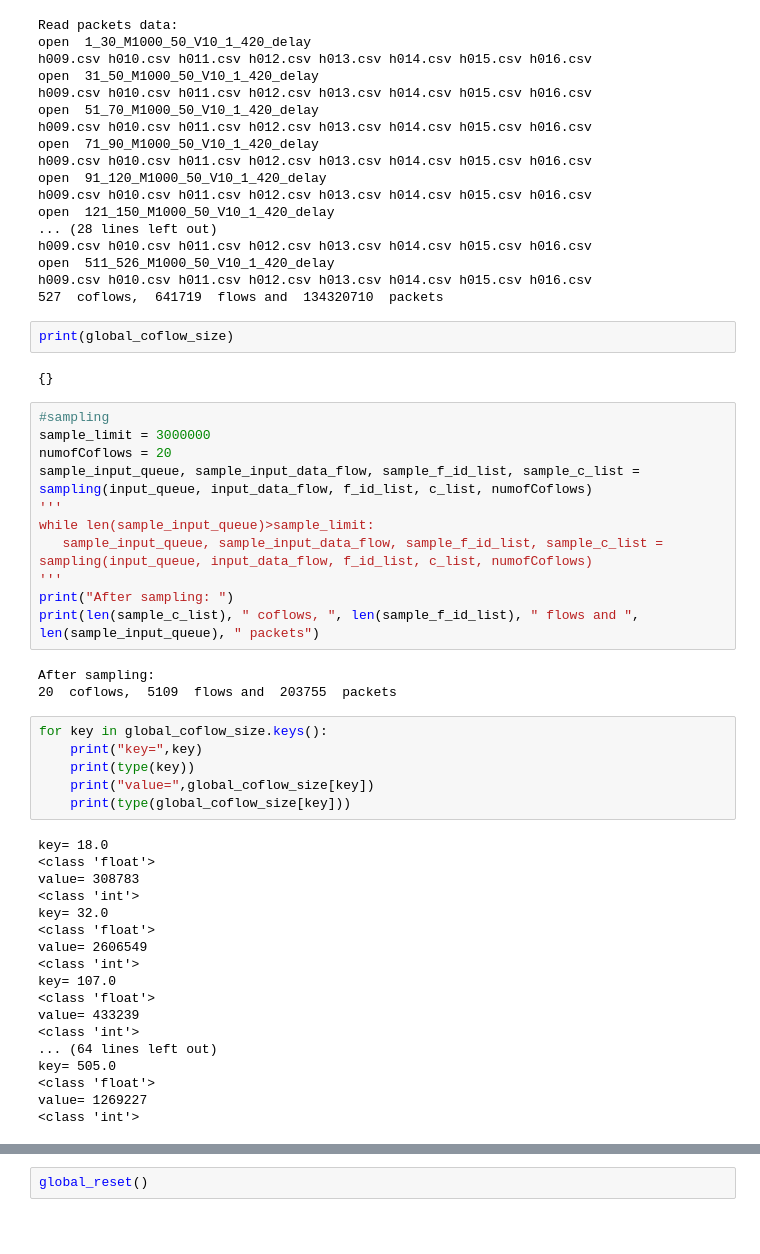
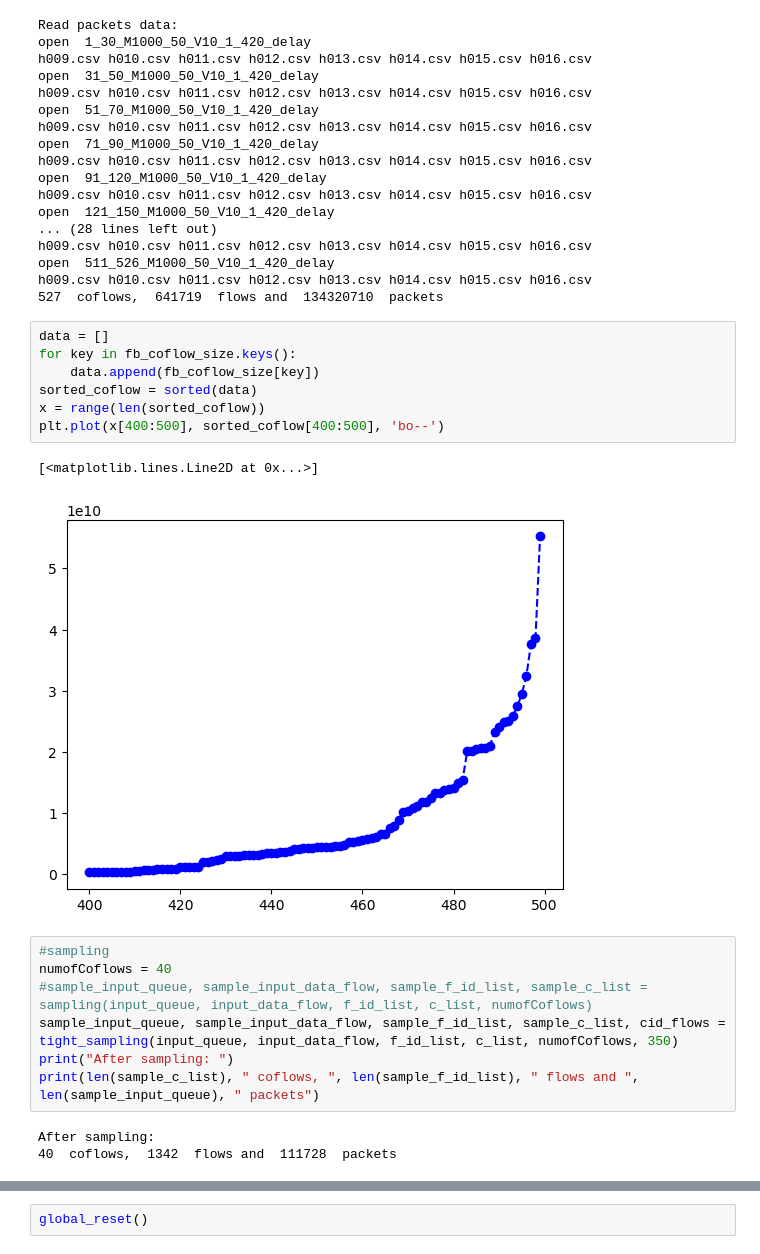
Before and after one commit to yw63/coflow_multi_switch, a Jupyter notebook: p4_simulator_multi.ipynb, the cells around one changed output, grey strips where cells are left out. Cells and saved outputs as stored; diff of their text form; blank space fills up the shorter version.

```diff
--- a/p4_simulator_multi.ipynb
+++ b/p4_simulator_multi.ipynb
@@ -1313,45 +1787,23 @@ h009.csv h010.csv h011.csv h012.csv h013.csv h014.csv h015.csv h016.csv
 open  511_526_M1000_50_V10_1_420_delay
 h009.csv h010.csv h011.csv h012.csv h013.csv h014.csv h015.csv h016.csv
 527  coflows,  641719  flows and  134320710  packets
-# %%
-print(global_coflow_size)
-# %% [output]
-{}
+# %%
+data = []
+for key in fb_coflow_size.keys():
+    data.append(fb_coflow_size[key])
+sorted_coflow = sorted(data)
+x = range(len(sorted_coflow))
+plt.plot(x[400:500], sorted_coflow[400:500], 'bo--')
+# %% [output]
+[<matplotlib.lines.Line2D at 0x...>]
+[figure, added]
 # %%
 #sampling
-sample_limit = 3000000
-numofCoflows = 20
-sample_input_queue, sample_input_data_flow, sample_f_id_list, sample_c_list = sampling(input_queue, input_data_flow, f_id_list, c_list, numofCoflows)
-'''
-while len(sample_input_queue)>sample_limit:
-   sample_input_queue, sample_input_data_flow, sample_f_id_list, sample_c_list = sampling(input_queue, input_data_flow, f_id_list, c_list, numofCoflows)
-'''
+numofCoflows = 40
+#sample_input_queue, sample_input_data_flow, sample_f_id_list, sample_c_list = sampling(input_queue, input_data_flow, f_id_list, c_list, numofCoflows)
+sample_input_queue, sample_input_data_flow, sample_f_id_list, sample_c_list, cid_flows = tight_sampling(input_queue, input_data_flow, f_id_list, c_list, numofCoflows, 350)
 print("After sampling: ")
 print(len(sample_c_list), " coflows, ", len(sample_f_id_list), " flows and ", len(sample_input_queue), " packets")
 # %% [output]
 After sampling:
-20  coflows,  5109  flows and  203755  packets
+40  coflows,  1342  flows and  111728  packets
-# %%
-for key in global_coflow_size.keys():
-    print("key=",key)
-    print(type(key))
-    print("value=",global_coflow_size[key])
-    print(type(global_coflow_size[key]))
-# %% [output]
-key= 18.0
-<class 'float'>
-value= 308783
-<class 'int'>
-key= 32.0
-<class 'float'>
-value= 2606549
-<class 'int'>
-key= 107.0
-<class 'float'>
-value= 433239
-<class 'int'>
-... (64 lines left out)
-key= 505.0
-<class 'float'>
-value= 1269227
-<class 'int'>
```
Also changed, not shown: parts of 23 cells of this notebook, 1 other file.
